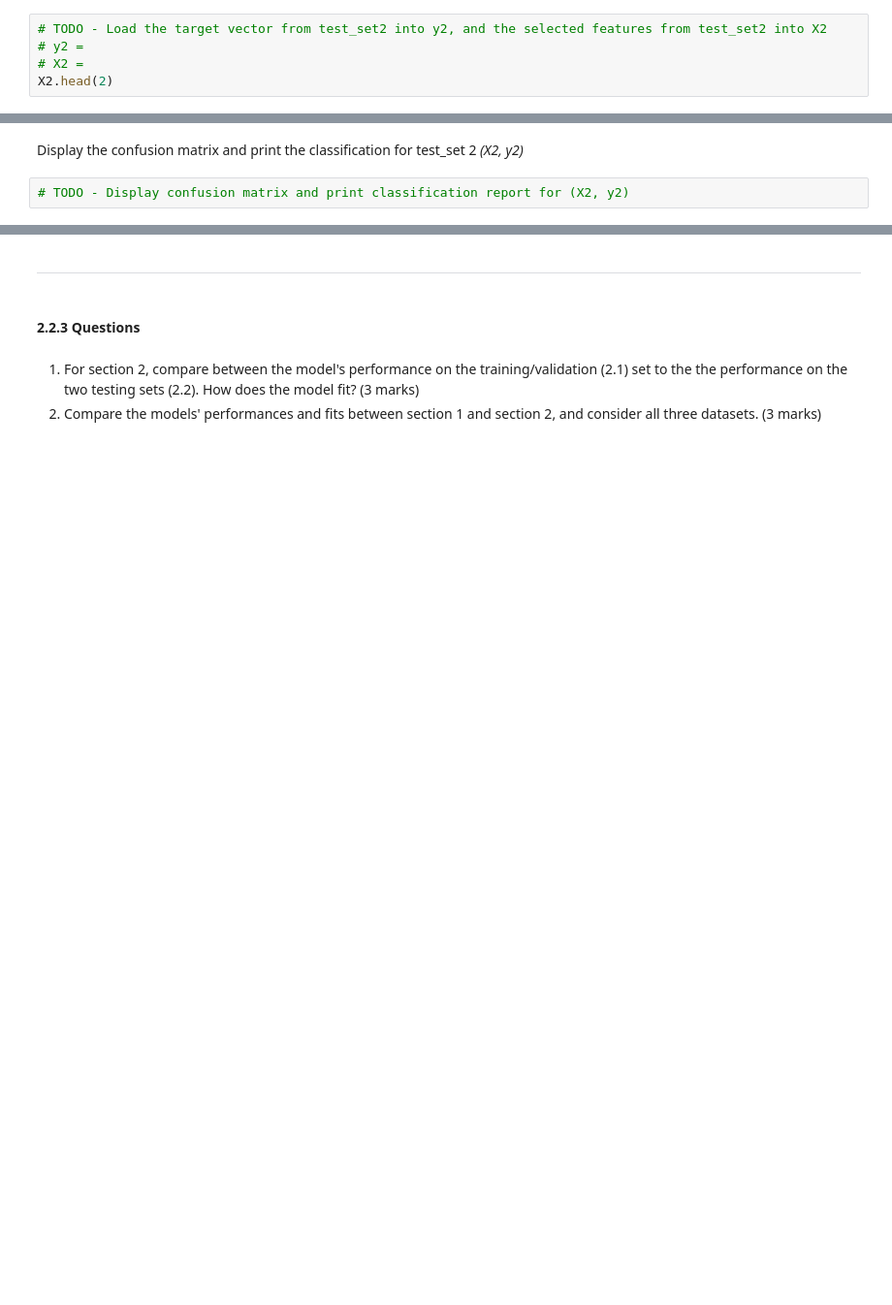
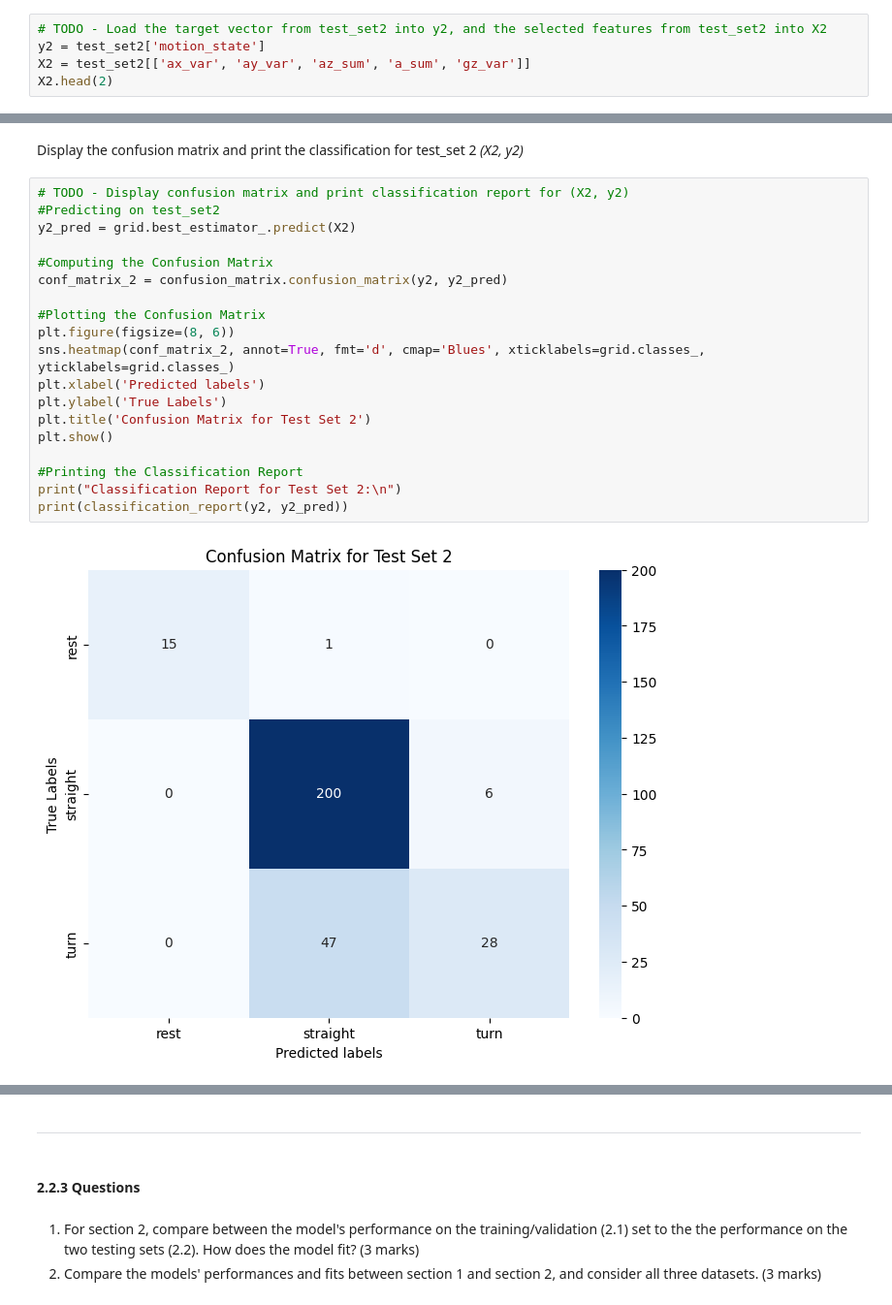
Before and after one commit to Urusha-Bajracharya3950/engg680_2024_fall, a Jupyter notebook: Lab_assignment4/Assignment 4.ipynb, the cells around one changed output, grey strips where cells are left out. Shown at 97% size. Cells and saved outputs as stored; diff of their text form; blank space fills up the shorter version.

```diff
--- a/Lab_assignment4/Assignment 4.ipynb
+++ b/Lab_assignment4/Assignment 4.ipynb
@@ -544,5 +677,5 @@ X1.head(2)
 # %%
 # TODO - Load the target vector from test_set2 into y2, and the selected features from test_set2 into X2
-# y2 =
-# X2 =
+y2 = test_set2['motion_state']
+X2 = test_set2[['ax_var', 'ay_var', 'az_sum', 'a_sum', 'gz_var']]
 X2.head(2)
@@ -563,4 +743,23 @@ Display the confusion matrix and print the classification for test_set 1 *(X1, y
 # %% [markdown]
 Display the confusion matrix and print the classification for test_set 2 *(X2, y2)*
-# %%
-# TODO - Display confusion matrix and print classification report for (X2, y2)
+# %%
+# TODO - Display confusion matrix and print classification report for (X2, y2)
+#Predicting on test_set2
+y2_pred = grid.best_estimator_.predict(X2)
+
+#Computing the Confusion Matrix
+conf_matrix_2 = confusion_matrix.confusion_matrix(y2, y2_pred)
+
+#Plotting the Confusion Matrix
+plt.figure(figsize=(8, 6))
+sns.heatmap(conf_matrix_2, annot=True, fmt='d', cmap='Blues', xticklabels=grid.classes_, yticklabels=grid.classes_)
+plt.xlabel('Predicted labels')
+plt.ylabel('True Labels')
+plt.title('Confusion Matrix for Test Set 2')
+plt.show()
+
+#Printing the Classification Report
+print("Classification Report for Test Set 2:\n")
+print(classification_report(y2, y2_pred))
+# %% [output]
+[figure, added]
```
Also changed, not shown: parts of 50 cells of this notebook.
